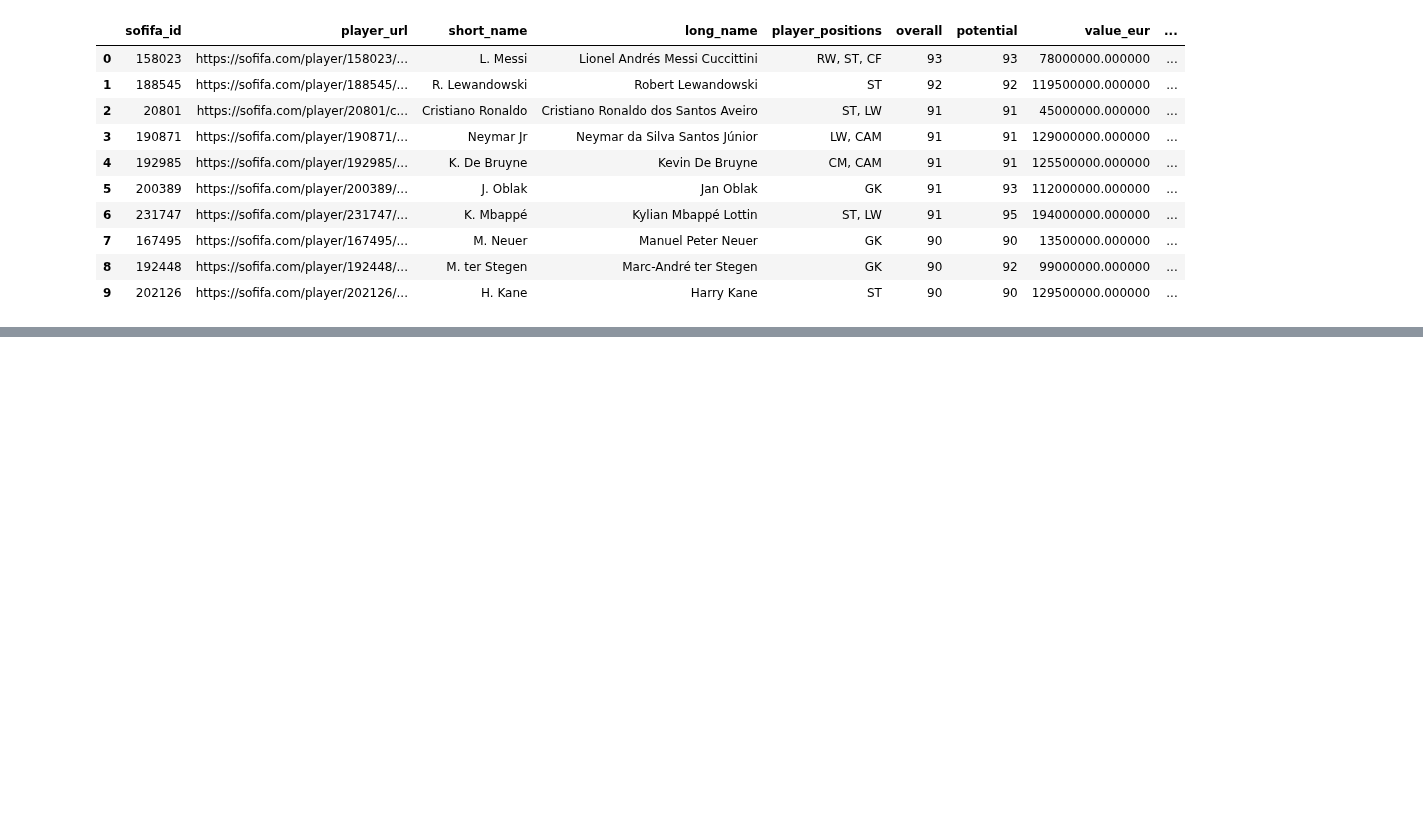
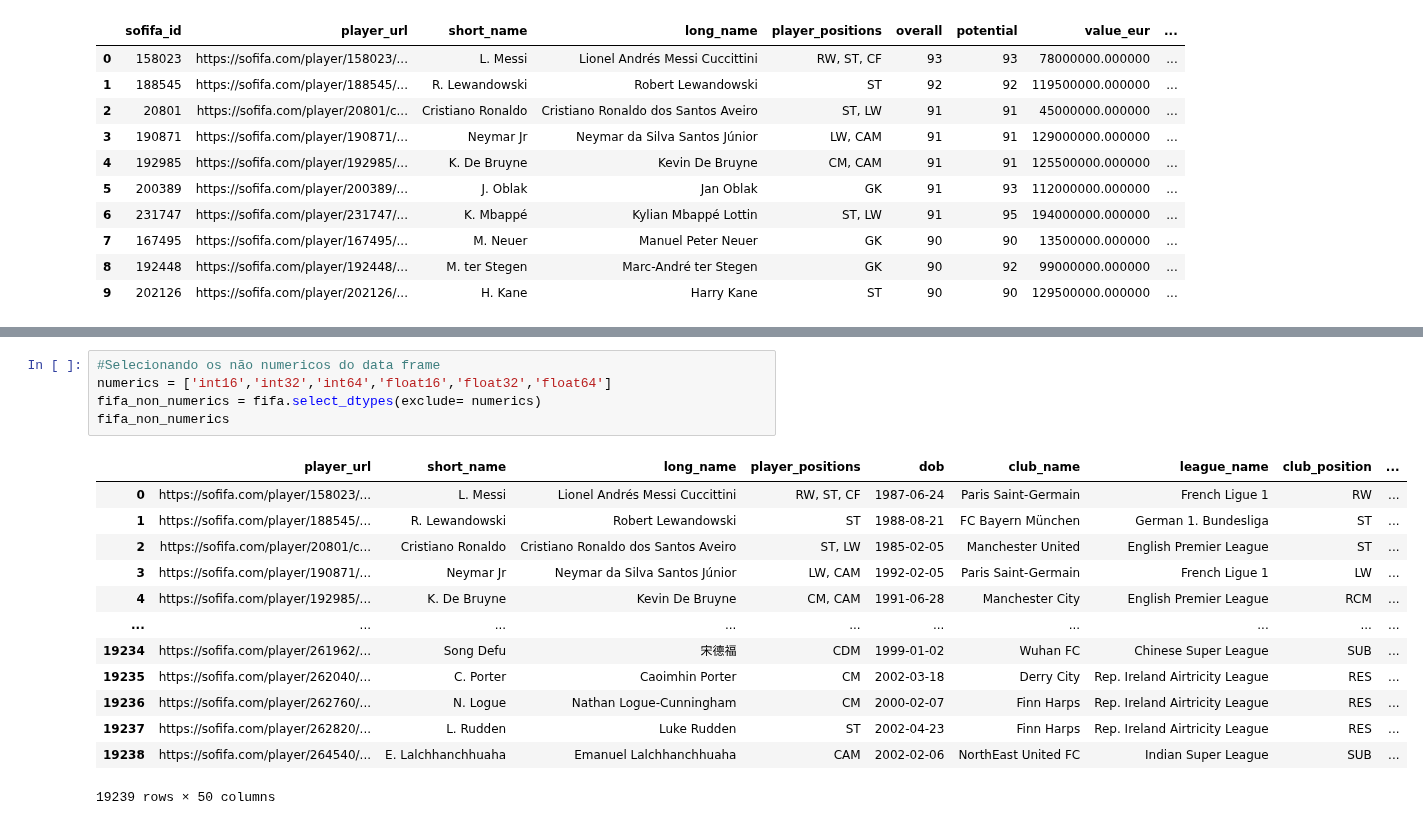
Before and after one commit to lucasghidini/AulasJupyter, a Jupyter notebook: aula1.ipynb, the cells around one changed output, grey strips where cells are left out. Drawn from its saved outputs; the diff is of its cells as text; blank space fills up the shorter version.

```diff
--- a/aula1.ipynb
+++ b/aula1.ipynb
@@ -259,0 +398,19 @@ fifa.head(10).style.apply(maiores_da_coluna, subset= ['overall','age','potential
+# %%
+#Selecionando os não numericos do data frame
+numerics = ['int16','int32','int64','float16','float32','float64']
+fifa_non_numerics = fifa.select_dtypes(exclude= numerics)
+fifa_non_numerics
+# %% [output]
+|  | player_url | short_name | long_name | player_positions | dob | club_name | league_name | club_position | ... |
+| 0 | https://sofifa.com/player/158023/... | L. Messi | Lionel Andrés Messi Cuccittini | RW, ST, CF | 1987-06-24 | Paris Saint-Germain | French Ligue 1 | RW | ... |
+| 1 | https://sofifa.com/player/188545/... | R. Lewandowski | Robert Lewandowski | ST | 1988-08-21 | FC Bayern München | German 1. Bundesliga | ST | ... |
+| 2 | https://sofifa.com/player/20801/c... | Cristiano Ronaldo | Cristiano Ronaldo dos Santos Aveiro | ST, LW | 1985-02-05 | Manchester United | English Premier League | ST | ... |
+| 3 | https://sofifa.com/player/190871/... | Neymar Jr | Neymar da Silva Santos Júnior | LW, CAM | 1992-02-05 | Paris Saint-Germain | French Ligue 1 | LW | ... |
+| 4 | https://sofifa.com/player/192985/... | K. De Bruyne | Kevin De Bruyne | CM, CAM | 1991-06-28 | Manchester City | English Premier League | RCM | ... |
+| ... | ... | ... | ... | ... | ... | ... | ... | ... | ... |
+| 19234 | https://sofifa.com/player/261962/... | Song Defu | 宋德福 | CDM | 1999-01-02 | Wuhan FC | Chinese Super League | SUB | ... |
+| 19235 | https://sofifa.com/player/262040/... | C. Porter | Caoimhin Porter | CM | 2002-03-18 | Derry City | Rep. Ireland Airtricity League | RES | ... |
+| 19236 | https://sofifa.com/player/262760/... | N. Logue | Nathan Logue-Cunningham | CM | 2000-02-07 | Finn Harps | Rep. Ireland Airtricity League | RES | ... |
+| 19237 | https://sofifa.com/player/262820/... | L. Rudden | Luke Rudden | ST | 2002-04-23 | Finn Harps | Rep. Ireland Airtricity League | RES | ... |
+| 19238 | https://sofifa.com/player/264540/... | E. Lalchhanchhuaha | Emanuel Lalchhanchhuaha | CAM | 2002-02-06 | NorthEast United FC | Indian Super League | SUB | ... |
+19239 rows × 50 columns
```
Also changed, not shown: parts of 18 cells of this notebook.
